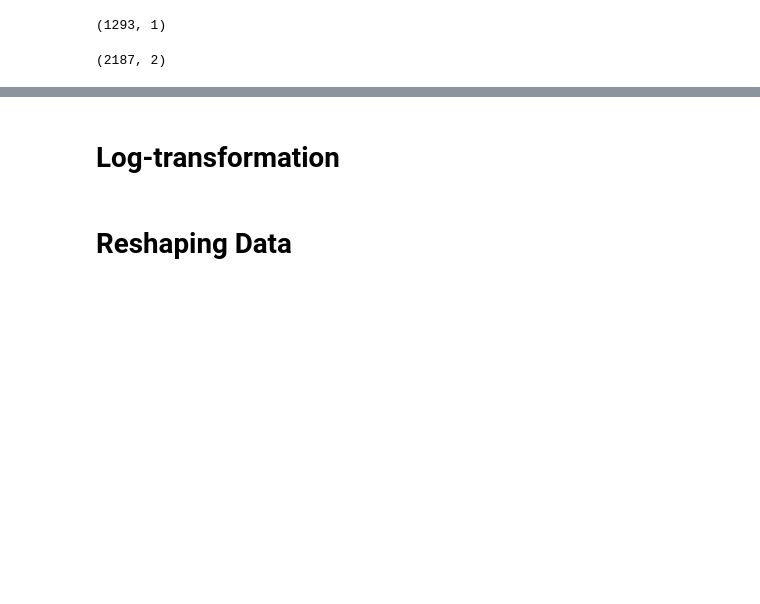
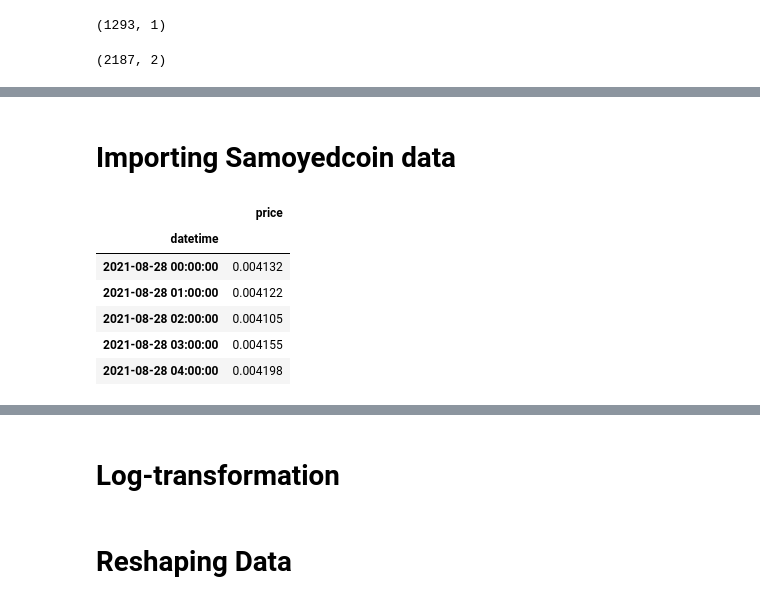
Before and after one commit to modverre/crypto_prediction, a Jupyter notebook: notebooks/RNN_Model_Env.ipynb, the cells around one changed output, grey strips where cells are left out. Cells and saved outputs as stored; diff of their text form; code cells hidden in the pictures; blank space fills up the shorter version.

```diff
--- a/notebooks/RNN_Model_Env.ipynb
+++ b/notebooks/RNN_Model_Env.ipynb
@@ -94,0 +99,19 @@ df_final
+# %% [markdown]
+# Importing Samoyedcoin data
+# %%
+df_s=pd.read_csv('/content/gdrive/MyDrive/samoyedcoin_history_1h_2021-08-28T00_00_00Z---2021-11-26T00_00_00Z.csv')
+df_s["datetime"] = pd.to_datetime(df_s["datetime"], infer_datetime_format= True)
+df_s["datetime"] = df_s.datetime.apply(lambda x: hour_rounder(x))
+df_s = df_s.set_index("datetime")
+df_s.interpolate(method= "linear", inplace= True)
+#df_s.rename(columns= {"price": "samoyedcoin"})
+df_s = df_s[["price"]]
+df_s.head()
+# %% [output]
+|  | price |
+| datetime |  |
+| 2021-08-28 00:00:00 | 0.004132 |
+| 2021-08-28 01:00:00 | 0.004122 |
+| 2021-08-28 02:00:00 | 0.004105 |
+| 2021-08-28 03:00:00 | 0.004155 |
+| 2021-08-28 04:00:00 | 0.004198 |
```
Also changed, not shown: parts of 38 cells of this notebook, 2 other files.
